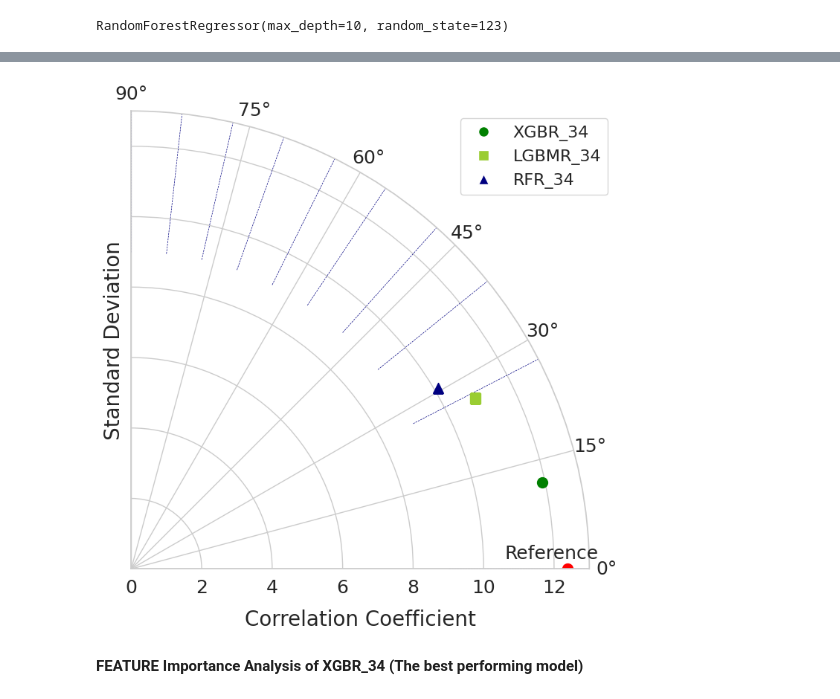
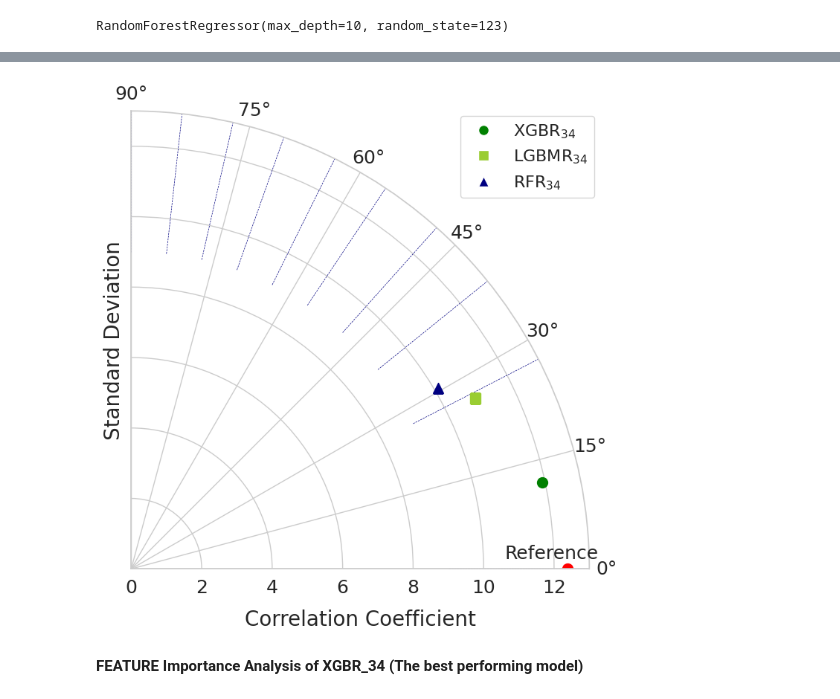
Before and after one commit to rabnawaz172/Diabetic-Retinopathy, a Jupyter notebook: Enzyme_thermostability.ipynb, the cells around one changed output, grey strips where cells are left out. Saved outputs shown, nothing was run; the diff lists cells and outputs as text; code cells hidden in the pictures.

```diff
--- a/Enzyme_thermostability.ipynb
+++ b/Enzyme_thermostability.ipynb
@@ -372,6 +390,14 @@ Passing `palette` without assigning `hue` is deprecated and will be removed in v
 # %%
 import numpy as np
 import matplotlib.pyplot as plt
+
+# Helper function to format model names with subscript
+def format_model_name(name):
+    if '_' in name:
+        base, suffix = name.split('_', 1)
+        return rf'{base}$_{{{suffix}}}$'  # Use raw string + LaTeX subscript
+    else:
+        return name
 
 # Define the Taylor Diagram class
 class CartopyTaylorDiagram:
@@ -386,13 +412,11 @@ class CartopyTaylorDiagram:
 
         # Reference point
         self.ax.plot(0, refstd, 'o', color='red', markersize=10, label=label)
-        self.ax.annotate(label, (0, refstd), textcoords="offset points", xytext=(-15, 10), ha='center', fontsize=18)
+        self.ax.annotate(label, (0, refstd), textcoords="offset points", xytext=(-15, 10),
+                         ha='center', fontsize=18)
 
         # Setup grid
         self.ax.grid(True)
-
-
-        # Tick parameters
         self.ax.tick_params(axis='both', which='major', labelsize=18)
 
         # Labels
@@ -409,47 +433,52 @@ class CartopyTaylorDiagram:
         for corr in corrs:
             angle = np.arccos(corr)
             self.ax.plot([angle, angle], [9, 13], ls='--', color='navy', lw=0.5)
 
     def add_grid(self):
         self.ax.grid(True, linestyle='--', color='navy', alpha=0.5)
 
+
 # Example data
 std_true = 12.3759  # Average Std. Dev (True)
 models = ['XGBR_34', 'LGBMR_34', 'RFR_34']
-std_pred = [11.9148, 10.9041, 10.1061]  # Use actual average std dev for RFR_34
-correlations = [0.9784, 0.8959, 0.8611]  # Placeholder for RFR_34
+std_pred = [11.9148, 10.9041, 10.1061]  # Sample std dev for each model
+correlations = [0.9784, 0.8959, 0.8611]  # Correlation values
 
-# Define custom colors for markers
-colors = ['green', 'yellowgreen', 'navy', 'purple']  # Green, Red, Navy, Magenta (high intensity)
+# Format model names with subscript
+formatted_models = [format_model_name(model) for model in models]
+
+# Define custom colors and markers
+colors = ['green', 'yellowgreen', 'navy']
+markers = ['o', 's', '^']  # Circle, square, triangle
 
 # Create the Taylor Diagram
 fig = plt.figure(figsize=(10, 8))
 taylor_diag = CartopyTaylorDiagram(std_true, fig=fig)
 
 # Add correlation lines
 taylor_diag.add_correlation_lines()
 
-# Define different markers for each model
-markers = ['o', 's', '^']  # Circle, square, triangle, diamond
-
-# Add each model to the diagram with specified colors and markers
+# Add each model
 for i, (std, corr) in enumerate(zip(std_pred, correlations)):
     taylor_diag.add_sample(std, corr, marker=markers[i],
-                          color=colors[i], markersize=10, linestyle='none')
+                           color=colors[i], markersize=10, linestyle='none')
 
-# Create custom legend handles with specified colors
-legend_handles = [plt.Line2D([0], [0], marker=markers[i], color='w',
-                             label=models[i], markerfacecolor=colors[i],
-                             markersize=10) for i in range(len(models))]
+# Create legend handles with formatted model names
+legend_handles = [
+    plt.Line2D([0], [0], marker=markers[i], color='w',
+               label=formatted_models[i], markerfacecolor=colors[i],
+               markersize=10)
+    for i in range(len(models))
+]
 
 # Add legend to the right
 plt.legend(handles=legend_handles, loc='center left',
            bbox_to_anchor=(0.7, 0.9), fontsize=16)
 
 # Show the plot
 plt.show()
 # %% [output]
-[figure, old version]
+[figure, new version]
 # %% [markdown]
 **FEATURE Importance Analysis of XGBR_34 (The best performing model)**
 # %%
```
Also changed, not shown: parts of 20 cells of this notebook.
